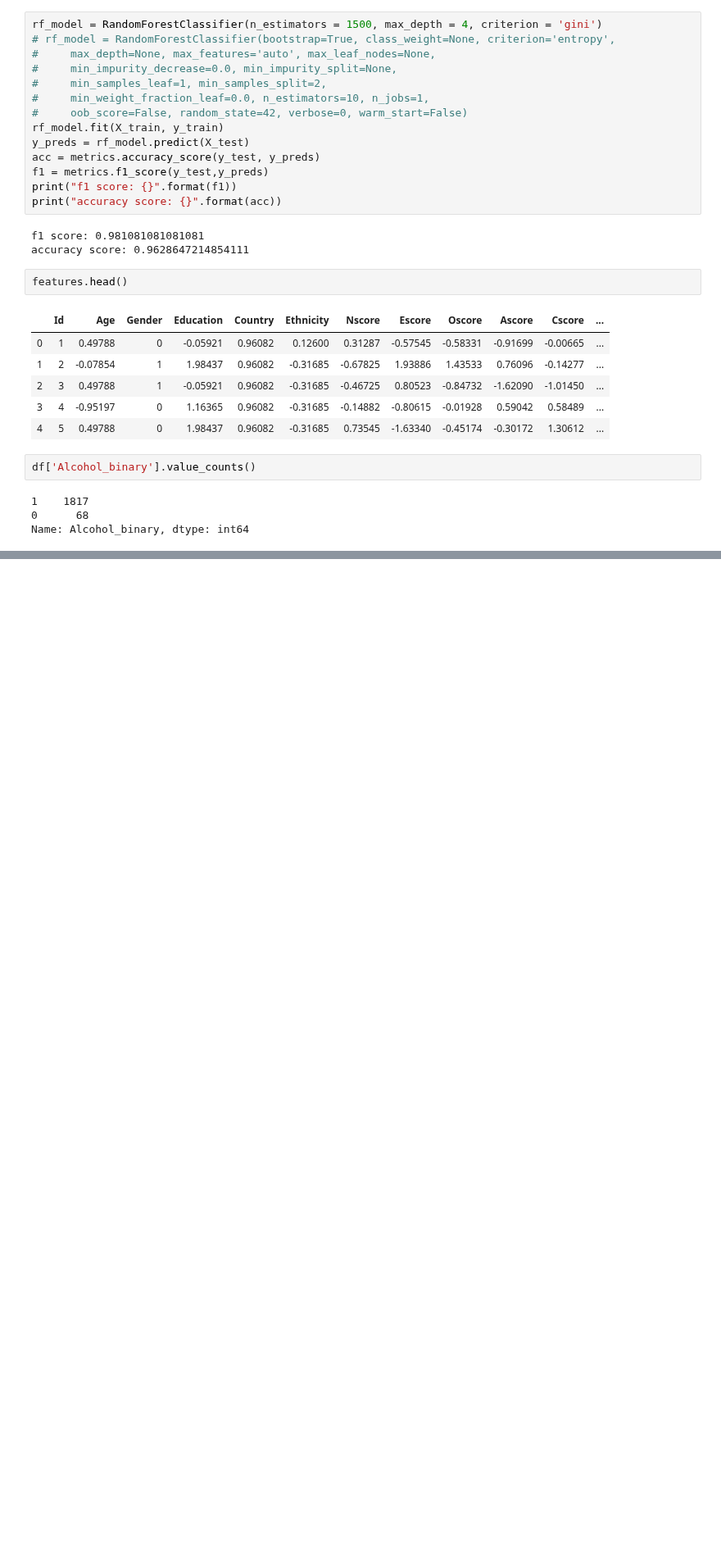
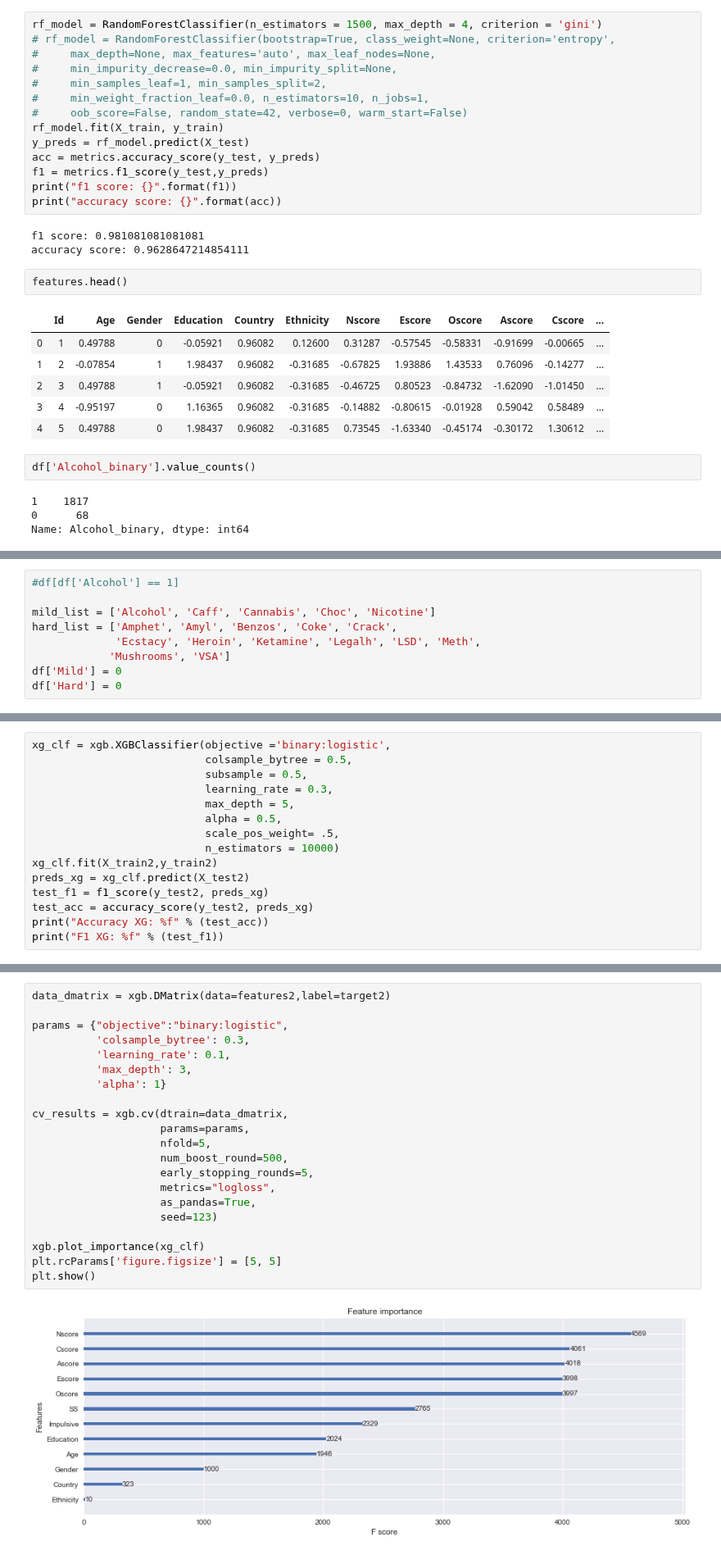
Before and after one commit to trevohearn/nyc-mhtn-ds-010620-lectures, a Jupyter notebook: week-9/classification_project/student.ipynb, the cells around one changed output, grey strips where cells are left out. Shown at 82% size. Drawn from its saved outputs; the diff is of its cells as text; blank space fills up the shorter version.

```diff
--- a/week-9/classification_project/student.ipynb
+++ b/week-9/classification_project/student.ipynb
@@ -504,0 +602,9 @@ plt.show()
+# %%
+#df[df['Alcohol'] == 1]
+
+mild_list = ['Alcohol', 'Caff', 'Cannabis', 'Choc', 'Nicotine']
+hard_list = ['Amphet', 'Amyl', 'Benzos', 'Coke', 'Crack',
+             'Ecstacy', 'Heroin', 'Ketamine', 'Legalh', 'LSD', 'Meth',
+            'Mushrooms', 'VSA']
+df['Mild'] = 0
+df['Hard'] = 0
@@ -504,0 +681,15 @@ plt.show()
+# %%
+xg_clf = xgb.XGBClassifier(objective ='binary:logistic',
+                           colsample_bytree = 0.5,
+                           subsample = 0.5,
+                           learning_rate = 0.3,
+                           max_depth = 5,
+                           alpha = 0.5,
+                           scale_pos_weight= .5,
+                           n_estimators = 10000)
+xg_clf.fit(X_train2,y_train2)
+preds_xg = xg_clf.predict(X_test2)
+test_f1 = f1_score(y_test2, preds_xg)
+test_acc = accuracy_score(y_test2, preds_xg)
+print("Accuracy XG: %f" % (test_acc))
+print("F1 XG: %f" % (test_f1))
@@ -504,0 +719,23 @@ plt.show()
+# %%
+data_dmatrix = xgb.DMatrix(data=features2,label=target2)
+
+params = {"objective":"binary:logistic",
+          'colsample_bytree': 0.3,
+          'learning_rate': 0.1,
+          'max_depth': 3,
+          'alpha': 1}
+
+cv_results = xgb.cv(dtrain=data_dmatrix,
+                    params=params,
+                    nfold=5,
+                    num_boost_round=500,
+                    early_stopping_rounds=5,
+                    metrics="logloss",
+                    as_pandas=True,
+                    seed=123)
+
+xgb.plot_importance(xg_clf)
+plt.rcParams['figure.figsize'] = [5, 5]
+plt.show()
+# %% [output]
+[figure, added]
```
Also changed, not shown: parts of 34 cells of this notebook, 11 other files.
